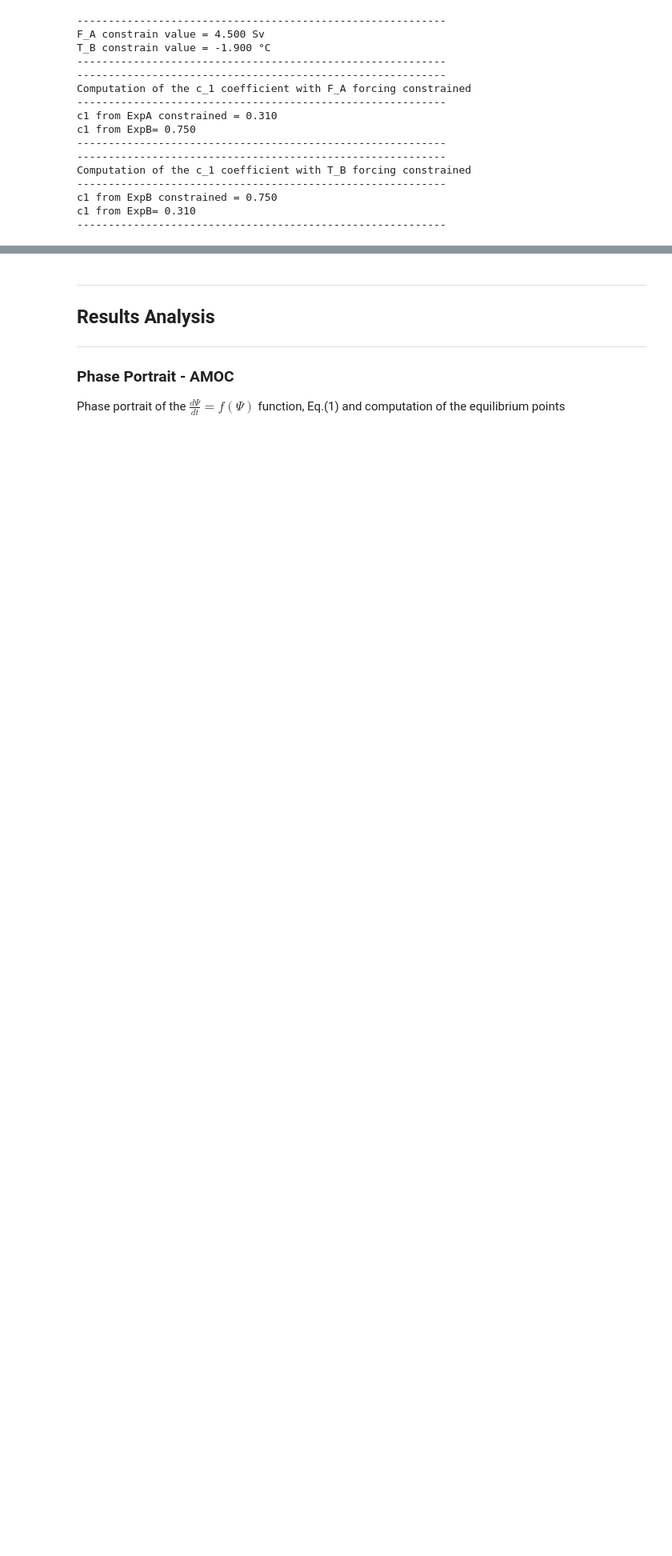
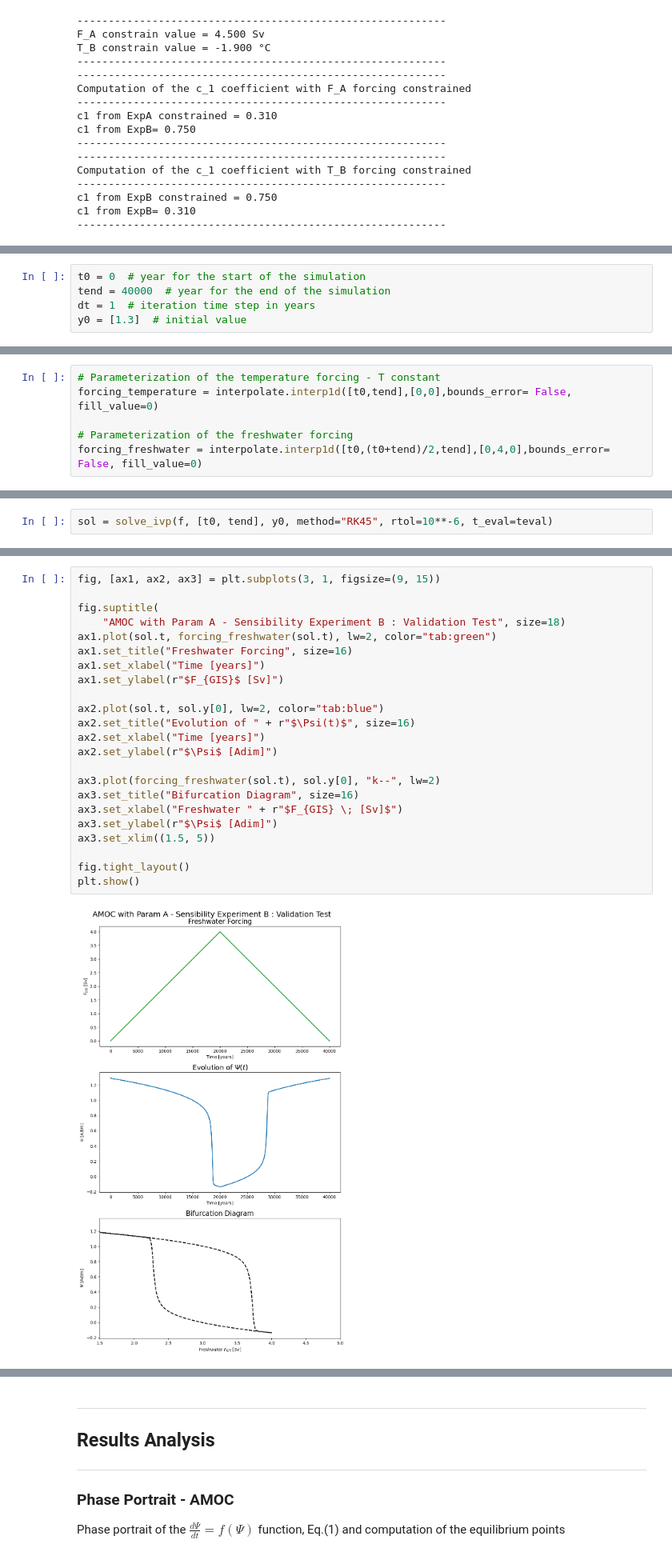
Before and after one commit to AmauryLaridon/LPHYS2299-Master-s-Thesis, a Jupyter notebook: AMOC-GIS Tipping Module/Tipping Module Calibration - Param A/Tipping Module Calibration ParamA.ipynb, the cells around one changed output, grey strips where cells are left out. Shown at 80% size. Drawn from its saved outputs; the diff is of its cells as text; blank space fills up the shorter version.

```diff
--- a/AMOC-GIS Tipping Module/Tipping Module Calibration - Param A/Tipping Module Calibration ParamA.ipynb
+++ b/AMOC-GIS Tipping Module/Tipping Module Calibration - Param A/Tipping Module Calibration ParamA.ipynb
@@ -787,0 +948,5 @@ c1 from ExpB= 0.310
+# %%
+t0 = 0  # year for the start of the simulation
+tend = 40000  # year for the end of the simulation
+dt = 1  # iteration time step in years
+y0 = [1.3]  # initial value
@@ -787,0 +955,6 @@ c1 from ExpB= 0.310
+# %%
+# Parameterization of the temperature forcing - T constant
+forcing_temperature = interpolate.interp1d([t0,tend],[0,0],bounds_error= False, fill_value=0)
+
+# Parameterization of the freshwater forcing
+forcing_freshwater = interpolate.interp1d([t0,(t0+tend)/2,tend],[0,4,0],bounds_error= False, fill_value=0)
@@ -787,0 +963,2 @@ c1 from ExpB= 0.310
+# %%
+sol = solve_ivp(f, [t0, tend], y0, method="RK45", rtol=10**-6, t_eval=teval)
@@ -787,0 +967,25 @@ c1 from ExpB= 0.310
+# %%
+fig, [ax1, ax2, ax3] = plt.subplots(3, 1, figsize=(9, 15))
+
+fig.suptitle(
+    "AMOC with Param A - Sensibility Experiment B : Validation Test", size=18)
+ax1.plot(sol.t, forcing_freshwater(sol.t), lw=2, color="tab:green")
+ax1.set_title("Freshwater Forcing", size=16)
+ax1.set_xlabel("Time [years]")
+ax1.set_ylabel(r"$F_{GIS}$ [Sv]")
+
+ax2.plot(sol.t, sol.y[0], lw=2, color="tab:blue")
+ax2.set_title("Evolution of " + r"$\Psi(t)$", size=16)
+ax2.set_xlabel("Time [years]")
+ax2.set_ylabel(r"$\Psi$ [Adim]")
+
+ax3.plot(forcing_freshwater(sol.t), sol.y[0], "k--", lw=2)
+ax3.set_title("Bifurcation Diagram", size=16)
+ax3.set_xlabel("Freshwater " + r"$F_{GIS} \; [Sv]$")
+ax3.set_ylabel(r"$\Psi$ [Adim]")
+ax3.set_xlim((1.5, 5))
+
+fig.tight_layout()
+plt.show()
+# %% [output]
+[figure, added]
```
Also changed, not shown: parts of 33 cells of this notebook, 5 other files.
